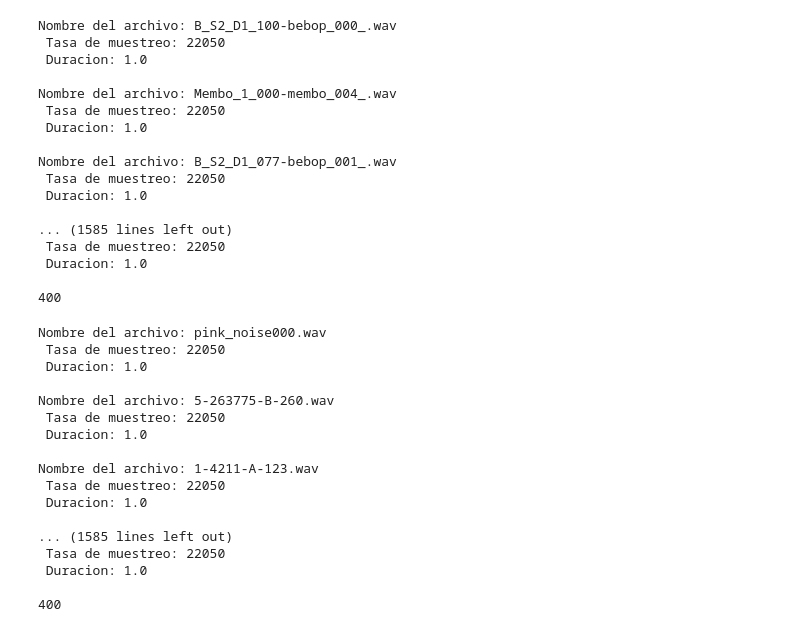
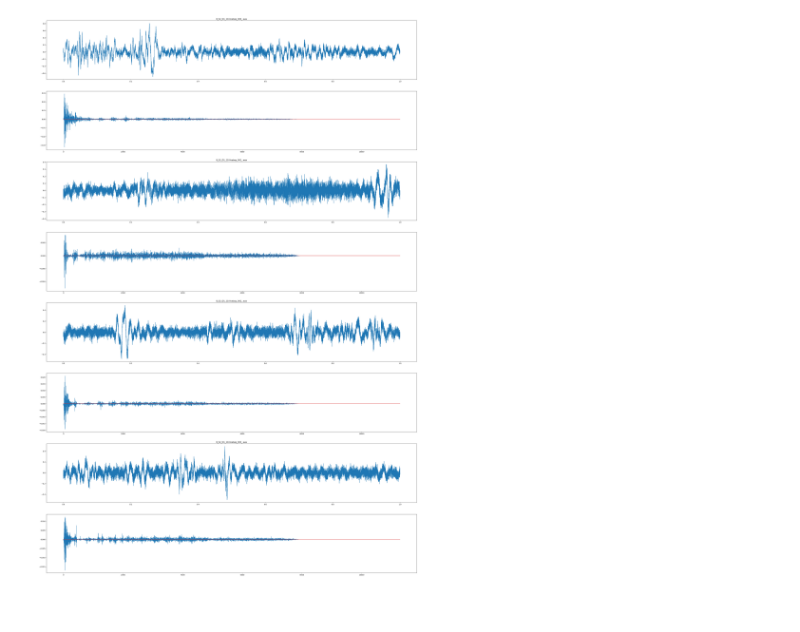
Before and after one commit to Kinlo-sama/IA_aprendizaje, a Jupyter notebook: Proyecto_IdDr2.ipynb, the cells around one changed output. Cells and saved outputs as stored; diff of their text form; code cells hidden in the pictures; blank space fills up the shorter version.

```diff
--- a/Proyecto_IdDr2.ipynb
+++ b/Proyecto_IdDr2.ipynb
@@ -7,7 +7,7 @@ import glob
 # %%
 #Filtro de audios Drone con duración mayor a 1 s
 #Ruta de la carpeta que contiene los audios
-carpeta_audios = "/home/kinlo/Desktop/Proyecto/Proyecto/Recursos_dig/Drone/*"
+carpeta_audios = "/home/kinlo/Desktop/Proyecto/Proyecto/Recursos_dig/Seleccion/Drone/*"
 
 #Patron para buscar archivos de audio dentro de la carpeta
 patron_audio = ".wav"
@@ -36,28 +36,10 @@ for audio_info in lista_audios:
     f"Duracion: {audio_info[2]}\n")
 
 print(len(lista_audios))
-# %% [output]
-Nombre del archivo: B_S2_D1_100-bebop_000_.wav
- Tasa de muestreo: 22050
- Duracion: 1.0
-
-Nombre del archivo: Membo_1_000-membo_004_.wav
- Tasa de muestreo: 22050
- Duracion: 1.0
-
-Nombre del archivo: B_S2_D1_077-bebop_001_.wav
- Tasa de muestreo: 22050
- Duracion: 1.0
-
-... (1585 lines left out)
- Tasa de muestreo: 22050
- Duracion: 1.0
-
-400
 # %%
 #Filtro de audios Drone_unknown con duración mayor a 1 s
 #Ruta de la carpeta que contiene los audios
-carpeta_audios = "/home/kinlo/Desktop/Proyecto/Proyecto/Recursos_dig/Drone_unknown/*"
+carpeta_audios = "/home/kinlo/Desktop/Proyecto/Proyecto/Recursos_dig/Seleccion/Drone_unknown/*"
 
 #Patron para buscar archivos de audio dentro de la carpeta
 patron_audio = ".wav"
@@ -85,22 +67,26 @@ for audio_info in lista_audios:
     f"Tasa de muestreo: {audio_info[1]}\n",
     f"Duracion: {audio_info[2]}\n")
 
+
 print(len(lista_audios))
-# %% [output]
-Nombre del archivo: pink_noise000.wav
- Tasa de muestreo: 22050
- Duracion: 1.0
-
-Nombre del archivo: 5-263775-B-260.wav
- Tasa de muestreo: 22050
- Duracion: 1.0
-
-Nombre del archivo: 1-4211-A-123.wav
- Tasa de muestreo: 22050
- Duracion: 1.0
-
-... (1585 lines left out)
- Tasa de muestreo: 22050
- Duracion: 1.0
-
-400
+# %%
+j = 0
+plt.figure(figsize=(40, 60))
+for i in range(1, 9, 2):
+    audio, sr = librosa.load(f"Seleccion/Drone/B_S2_D1_067-bebop_00{str(j)}_.wav")
+    duration = librosa.get_duration(y=audio, sr=sr)
+    sr = int(duration * sr)
+    t = np.linspace(0,1,sr)
+    fft_result = np.fft.rfft(audio)
+    fft_result /= (sr / 2)
+    fft_freq = np.fft.rfftfreq(sr, 1 / sr)
+    plt.subplot(8, 1, i)
+    plt.plot(t, audio)
+    plt.title(f"B_S2_D1_110-bebop_00{str(j)}_.wav")
+    plt.subplot(8, 1, i+1)
+    plt.stem(fft_freq, fft_result,markerfmt=" ")
+    j += 1
+
+plt.show()
+# %% [output]
+[figure, added]
```
Also changed, not shown: parts of 3 cells of this notebook, 2 other files.
